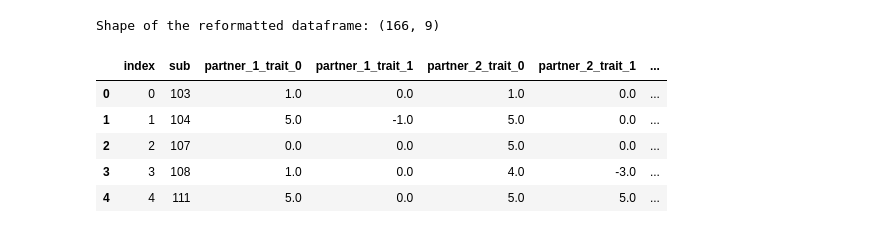
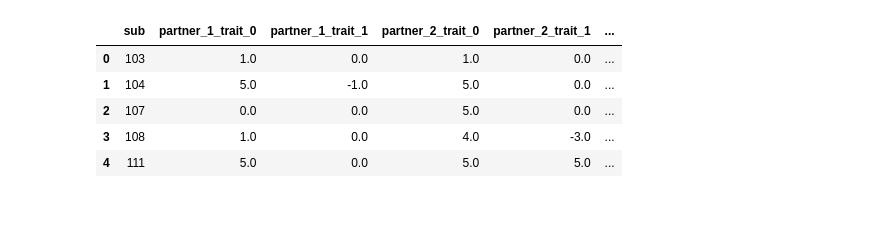
Before and after one commit to DVS-Lab/sharedreward-aging, a Jupyter notebook: code/sharedreward-covariates.ipynb, the cells around one changed output. Drawn from its saved outputs; the diff is of its cells as text; code cells hidden in the pictures.

```diff
--- a/code/sharedreward-covariates.ipynb
+++ b/code/sharedreward-covariates.ipynb
@@ -4,5 +9,8 @@ import matplotlib.pyplot as plt
 import pandas as pd
 import numpy as np
 import os
+# %%
+pd.set_option('display.max_colwidth', None)
+pd.set_option('display.max_rows', None)
 # %%
 script_dir = os.getcwd()
@@ -67,28 +137,30 @@ fsl_df = pd.read_csv(fsl_inputs)
 # %%
 # This cell is used to clean the logs files so that each sub only has one row
+# Need to add code to drop index column
 
 # Pivot the dataframe to reshape it so that each subject has a single row
 pivot_df = logs_df.pivot_table(index='sub', columns=['partner', 'trait'], values='response')
 
 # Flatten the MultiIndex columns
 pivot_df.columns = [f'partner_{col[0]}_trait_{col[1]}' for col in pivot_df.columns]
 
 # Merge the age information back
 pivot_df = pivot_df.merge(logs_df[['sub', 'age']].drop_duplicates(), on='sub', how='left')
 
 # Reset index to make 'sub' a column again
 pivot_df.reset_index(inplace=True)
+pivot_df = pivot_df.drop(['index'], axis = 1)
+
 
 # Print the shape of the reformatted dataframe
 #print("Shape of the reformatted dataframe:", pivot_df.shape)
-#display(pivot_df.head())
+display(pivot_df.head())
 # %% [output]
-Shape of the reformatted dataframe: (166, 9)
-|  | index | sub | partner_1_trait_0 | partner_1_trait_1 | partner_2_trait_0 | partner_2_trait_1 | ... |
-| 0 | 0 | 103 | 1.0 | 0.0 | 1.0 | 0.0 | ... |
-| 1 | 1 | 104 | 5.0 | -1.0 | 5.0 | 0.0 | ... |
-| 2 | 2 | 107 | 0.0 | 0.0 | 5.0 | 0.0 | ... |
-| 3 | 3 | 108 | 1.0 | 0.0 | 4.0 | -3.0 | ... |
-| 4 | 4 | 111 | 5.0 | 0.0 | 5.0 | 5.0 | ... |
+|  | sub | partner_1_trait_0 | partner_1_trait_1 | partner_2_trait_0 | partner_2_trait_1 | ... |
+| 0 | 103 | 1.0 | 0.0 | 1.0 | 0.0 | ... |
+| 1 | 104 | 5.0 | -1.0 | 5.0 | 0.0 | ... |
+| 2 | 107 | 0.0 | 0.0 | 5.0 | 0.0 | ... |
+| 3 | 108 | 1.0 | 0.0 | 4.0 | -3.0 | ... |
+| 4 | 111 | 5.0 | 0.0 | 5.0 | 5.0 | ... |
 # %%
 # This cell is responsbile for adding the correct L3 input to the subject row
```
Also changed, not shown: parts of 19 cells of this notebook.
